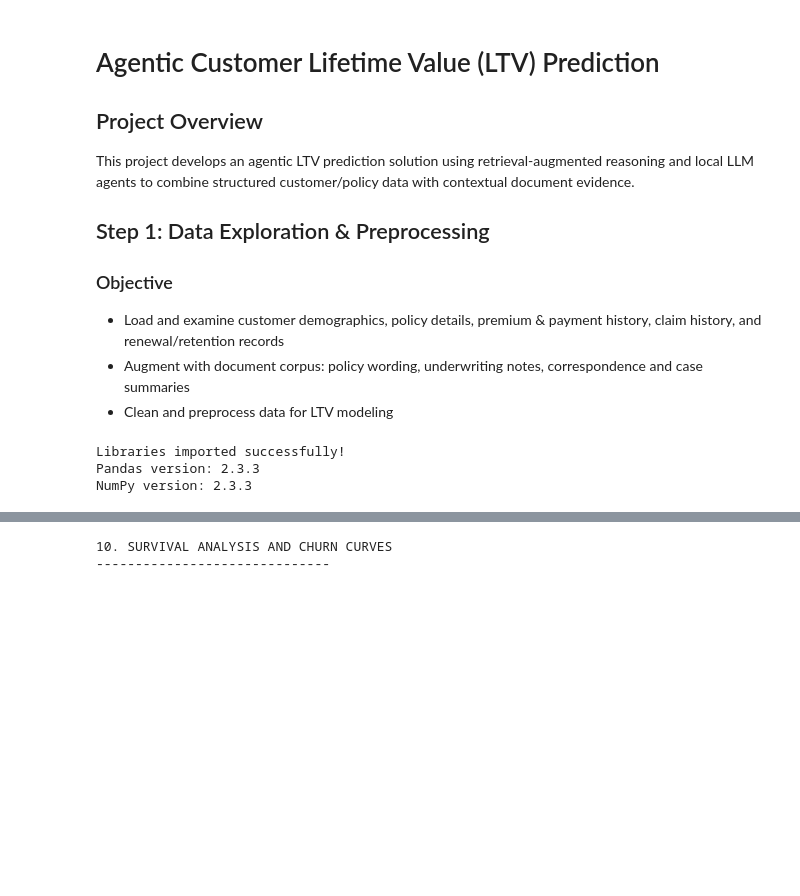
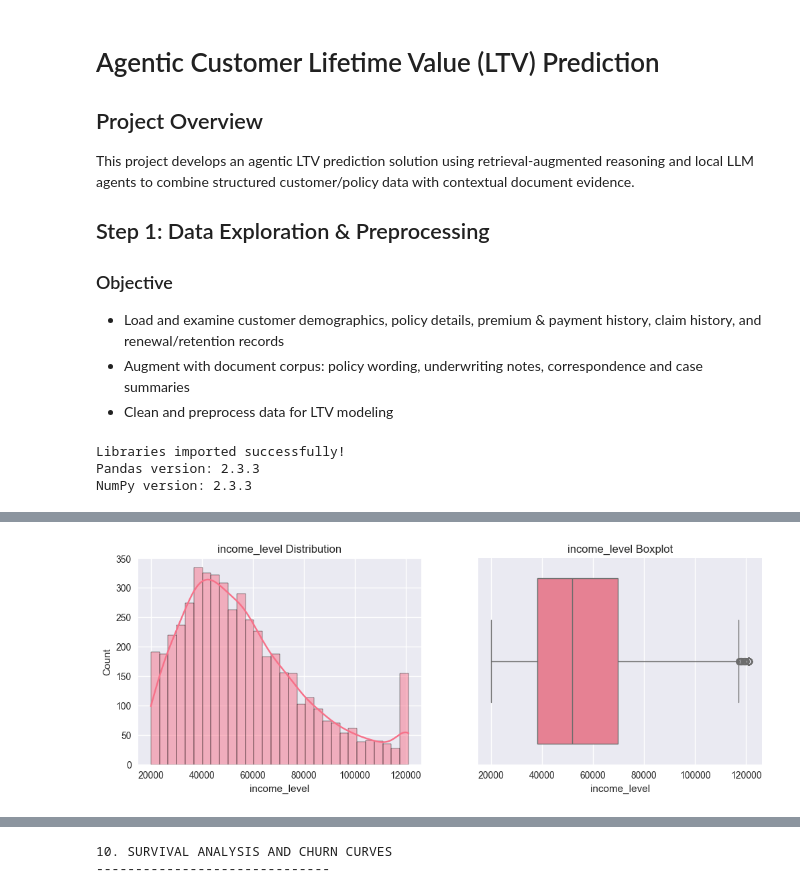
Before and after one commit to ghsaberr/agentic-customer-lifetime-value-prediction, a Jupyter notebook: agentic-customer-lifetime-value-prediction.ipynb, the cells around one changed output, grey strips where cells are left out. Saved outputs shown, nothing was run; the diff lists cells and outputs as text; code cells hidden in the pictures; blank space fills up the shorter version.

Commit message:
cleaning v2

```diff
--- a/agentic-customer-lifetime-value-prediction.ipynb
+++ b/agentic-customer-lifetime-value-prediction.ipynb
@@ -563,0 +899,18 @@ Visualizations created successfully!
+# %%
+import re
+
+# Document Corpus Cleaning
+
+def clean_text(t: str) -> str:
+    t = re.sub(r"\s+", " ", str(t))                          # normalize whitespace
+    t = re.sub(r"(?i)^(dear customer,|sincerely,.*$)", "", t.strip())  # remove headers/footers only at start/end
+    return t.strip()
+
+docs_df["clean_text"] = docs_df["text"].apply(clean_text)
+docs_df["text_len"] = docs_df["clean_text"].str.split().apply(len)
+docs_df = docs_df.drop_duplicates(subset=["doc_id", "passage_id"]).reset_index(drop=True)
+
+# Ensure ID columns are string (important for vector DB metadata)
+for col in ["customer_id", "policy_id"]:
+    if col in docs_df.columns:
+        docs_df[col] = docs_df[col].astype(str)
@@ -563,0 +919,69 @@ Visualizations created successfully!
+# %%
+def check_cleaned_data(df: pd.DataFrame, numeric_cols=None, log_cols=None, show=True):
+    """
+    Visual & statistical diagnostics for cleaned + normalized dataset.
+
+    Args:
+        df: cleaned dataframe from advanced_clean_normalize_v2
+        numeric_cols: list of numeric columns to check
+        log_cols: list of log-transformed columns to check
+        show: whether to plot figures
+    Returns:
+        stats_summary: dict with basic descriptive stats
+    """
+    if numeric_cols is None:
+        numeric_cols = [c for c in df.columns if df[c].dtype in [np.float64, np.int64]]
+    if log_cols is None:
+        log_cols = [c for c in numeric_cols if "_log" in c]
+
+    stats_summary = {}
+    for col in numeric_cols:
+        series = df[col]
+        stats_summary[col] = {
+            "mean": float(series.mean()),
+            "std": float(series.std()),
+            "min": float(series.min()),
+            "25%": float(series.quantile(0.25)),
+            "50%": float(series.median()),
+            "75%": float(series.quantile(0.75)),
+            "max": float(series.max()),
+            "n_zeros": int((series == 0).sum()),
+            "n_na": int(series.isna().sum()),
+        }
+
+        if show:
+            plt.figure(figsize=(12,4))
+            plt.subplot(1,2,1)
+            sns.histplot(series, kde=True, bins=30)
+            plt.title(f"{col} Distribution")
+
+            plt.subplot(1,2,2)
+            sns.boxplot(x=series)
+            plt.title(f"{col} Boxplot")
+            plt.show()
+
+    # log-columns separate check
+    for col in log_cols:
+        series = df[col]
+        if show:
+            plt.figure(figsize=(10,4))
+            sns.histplot(series, kde=True, bins=30)
+            plt.title(f"{col} (log-transformed) Distribution")
+            plt.show()
+
+    # check anomalies if present
+    if "is_anomalous" in df.columns:
+        n_anom = df["is_anomalous"].sum()
+        if show:
+            print(f"Total anomalies flagged: {n_anom} ({100* n_anom/len(df):.2f}%)")
+            sns.countplot(x="is_anomalous", data=df)
+            plt.title("Anomalies (IsolationForest)")
+            plt.show()
+
+    return stats_summary
+
+# Example usage
+stats_summary = check_cleaned_data(clean_df, numeric_cols=["income_level","premium_amount","claim_costs","customer_ltv"], log_cols=["claim_costs_log","customer_ltv_log"])
+print(json.dumps(stats_summary, indent=2))
+# %% [output]
+[figure, added]
```
Also changed, not shown: parts of 14 cells of this notebook.
